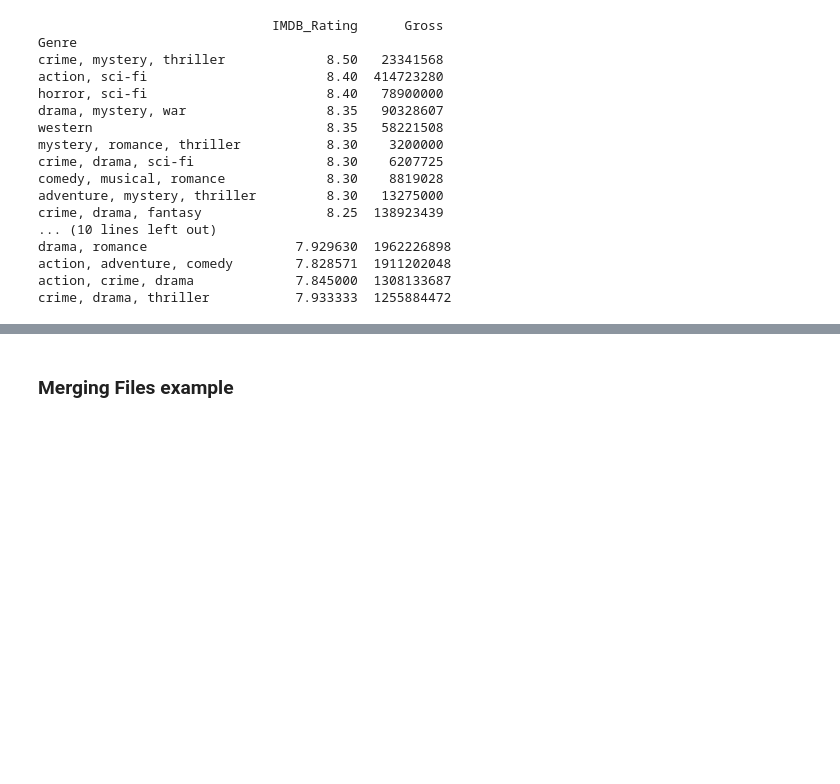
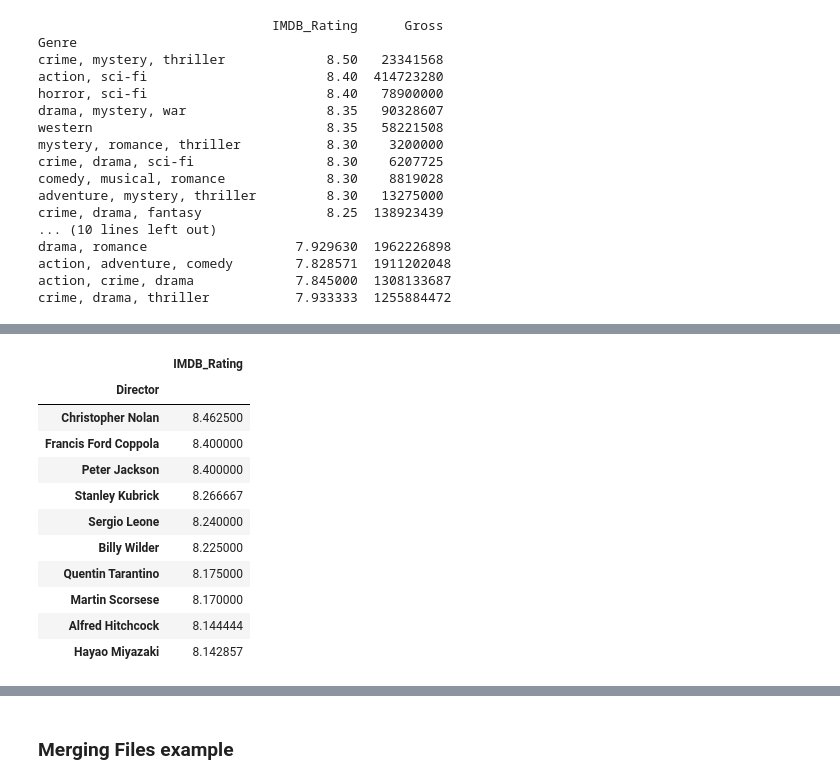
Before and after one commit to jwmathis/SSE591_Project3, a Jupyter notebook: Top Movies Data Analysis/MovieDataAnalysis.ipynb, the cells around one changed output, grey strips where cells are left out. Cells and saved outputs as stored; diff of their text form; code cells hidden in the pictures; blank space fills up the shorter version.

```diff
--- a/Top Movies Data Analysis/MovieDataAnalysis.ipynb
+++ b/Top Movies Data Analysis/MovieDataAnalysis.ipynb
@@ -491,0 +638,34 @@ crime, drama, thriller           7.933333  1255884472
+# %%
+# using pivot tables to find which directors consistently produce good movies
+# Calculate the count of movies made by each director
+director_movie_count = movies_df['Director'].value_counts()
+
+# Filter the DataFrame to include only directors with three or more movies
+directors_with_four_or_more_movies = director_movie_count[director_movie_count >= 4].index
+
+# Filter the original DataFrame based on the selected directors
+filtered_movies_df = movies_df[movies_df['Director'].isin(directors_with_four_or_more_movies)]
+
+# Create a pivot table to summarize data by Director and IMDB_Rating
+pivot_table_director_rating = filtered_movies_df.pivot_table(index='Director', values='IMDB_Rating', aggfunc='mean')
+
+pd.set_option('display.max_rows', None)
+
+# Sort the pivot table by mean rating in descending order
+pivot_table_director_rating = pivot_table_director_rating.sort_values(by='IMDB_Rating', ascending=False)
+
+display(pivot_table_director_rating.head(10))
+pd.reset_option('display.max_rows')
+# %% [output]
+|  | IMDB_Rating |
+| Director |  |
+| Christopher Nolan | 8.462500 |
+| Francis Ford Coppola | 8.400000 |
+| Peter Jackson | 8.400000 |
+| Stanley Kubrick | 8.266667 |
+| Sergio Leone | 8.240000 |
+| Billy Wilder | 8.225000 |
+| Quentin Tarantino | 8.175000 |
+| Martin Scorsese | 8.170000 |
+| Alfred Hitchcock | 8.144444 |
+| Hayao Miyazaki | 8.142857 |
```
Also changed, not shown: parts of 18 cells of this notebook, 2 other files.
